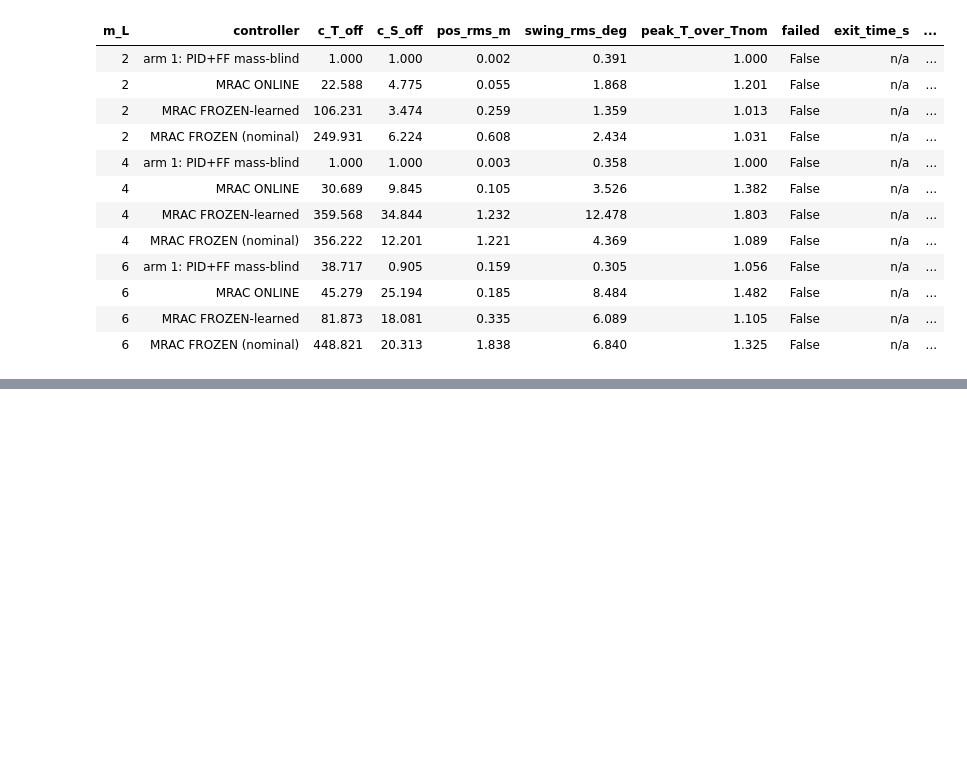
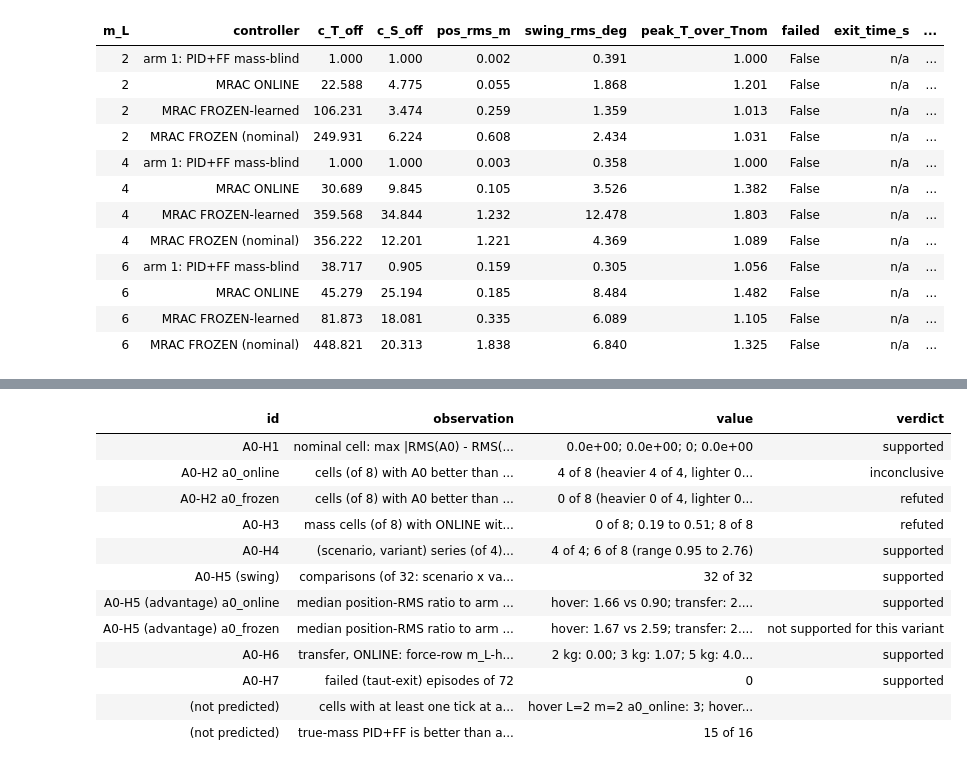
Before and after one commit to Mrjarkos/MRAC_Tutorial, a Jupyter notebook: 07_Arm3_MRAC_Design_and_Preliminary.ipynb, the cells around one changed output, grey strips where cells are left out. Drawn from its saved outputs; the diff is of its cells as text; code cells hidden in the pictures; blank space fills up the shorter version.

```diff
--- a/07_Arm3_MRAC_Design_and_Preliminary.ipynb
+++ b/07_Arm3_MRAC_Design_and_Preliminary.ipynb
@@ -490,0 +815,85 @@ Gate (section 5.2) and the arm-3 summary (section 5.4), repeated for the record.
+# %%
+D = A0
+def cell(scn, L_, m_, arm, col):
+    return float(D[(D.scenario == scn) & (D.L == L_) & (D.m_L == m_) & (D.arm == arm)][col].iloc[0])
+SCN = list(a0_grid.SCENARIOS); MASSES = [2.0, 3.0, 5.0, 6.0]; LENS = [1.0, 1.5, 2.5, 3.0]
+obs = []
+def add(tag, text, value, verdict):
+    obs.append(dict(id=tag, observation=text, value=value, verdict=verdict))
+
+# A0-H1 nominal identity
+dev = max(abs(cell(s, 2.0, 4.0, a, c) - cell(s, 2.0, 4.0, "softer", c)) for s in SCN for a in ("a0_online", "a0_frozen") for c in ("pos_rms_m", "swing_rms_deg"))
+tele_nom = D[(D.L == 2.0) & (D.m_L == 4.0) & D.arm.isin(("a0_online", "a0_frozen"))]
+add("A0-H1", "nominal cell: max |RMS(A0) - RMS(arm 2)| over both variants and scenarios; max est_dev; hit ticks; RMS(phi-phi_r)",
+    "%.1e; %.1e; %d; %.1e" % (dev, tele_nom.est_dev_max.max(), int(tele_nom.hit_ticks.max()), tele_nom.dphi_rms_deg.max()),
+    "supported" if dev < 1e-9 and tele_nom.est_dev_max.max() == 0.0 and tele_nom.hit_ticks.max() == 0 and tele_nom.dphi_rms_deg.max() == 0.0 else "refuted")
+
+# A0-H2 mass mismatch: A0 position RMS below arm 2's
+for arm in ("a0_online", "a0_frozen"):
+    better = [(s, m_) for s in SCN for m_ in MASSES if cell(s, 2.0, m_, arm, "c_T_off_vs_arm2") < 1.0]
+    heavy = sum(1 for (s, m_) in better if m_ > 4); light = sum(1 for (s, m_) in better if m_ < 4)
+    n = len(better)
+    add("A0-H2 " + arm, "cells (of 8) with A0 better than arm 2 in position RMS; of these heavier-than-nominal / lighter-than-nominal (4 + 4 cells)",
+        "%d of 8 (heavier %d of 4, lighter %d of 4)" % (n, heavy, light), "supported" if n >= 5 else ("refuted" if n <= 3 else "inconclusive"))
+
+# A0-H3 ONLINE vs FROZEN
+ratios = [cell(s, 2.0, m_, "a0_online", "pos_rms_m") / cell(s, 2.0, m_, "a0_frozen", "pos_rms_m") for s in SCN for m_ in MASSES]
+within = sum(abs(r_ - 1.0) < 0.10 for r_ in ratios)
+add("A0-H3", "mass cells (of 8) with ONLINE within 10 % of FROZEN in position RMS; ONLINE/FROZEN range; ONLINE better in",
+    "%d of 8; %.2f to %.2f; %d of 8" % (within, min(ratios), max(ratios), sum(r_ < 1 for r_ in ratios)),
+    "supported" if within / 8 >= 0.8 else "refuted")
+
+# A0-H4 swing deviation grows with |m_L - 4|; ONLINE vs FROZEN within 1.5
+mono_ok = []
+for s in SCN:
+    for arm in ("a0_online", "a0_frozen"):
+        v = [cell(s, 2.0, m_, arm, "dphi_rms_deg") for m_ in (2.0, 3.0, 4.0, 5.0, 6.0)]
+        mono_ok.append(v[0] > v[1] > v[2] and v[2] < v[3] < v[4])
+fac = [cell(s, 2.0, m_, "a0_online", "dphi_rms_deg") / cell(s, 2.0, m_, "a0_frozen", "dphi_rms_deg") for s in SCN for m_ in MASSES]
+within15 = sum(1 / 1.5 <= f_ <= 1.5 for f_ in fac)
+add("A0-H4", "(scenario, variant) series (of 4) with RMS(phi-phi_r) falling to 0 at 4 kg and rising again; mass cells (of 8) with ONLINE/FROZEN of that RMS within a factor 1.5",
+    "%d of 4; %d of 8 (range %.2f to %.2f)" % (sum(mono_ok), within15, min(fac), max(fac)), "supported" if all(mono_ok) and within15 >= 5 else "mixed or refuted")
+
+# A0-H5 length mismatch as negative control
+bigger = 0; total = 0
+for s in SCN:
+    for arm in ("a0_online", "a0_frozen"):
+        for L_ in LENS:
+            for m_ in (3.0, 5.0):
+                total += 1; bigger += cell(s, L_, 4.0, arm, "dphi_rms_deg") > cell(s, 2.0, m_, arm, "dphi_rms_deg")
+add("A0-H5 (swing)", "comparisons (of 32: scenario x variant x length x {3, 5} kg) with RMS(phi-phi_r) at L != 2 above the 3 or 5 kg value", "%d of %d" % (bigger, total), "supported" if bigger == total else "mixed or refuted")
+for arm in ("a0_online", "a0_frozen"):
+    holds = []
+    for s in SCN:
+        ml = np.median([cell(s, L_, 4.0, arm, "c_T_off_vs_arm2") for L_ in LENS]); mm = np.median([cell(s, 2.0, m_, arm, "c_T_off_vs_arm2") for m_ in MASSES])
+        holds.append((ml >= mm, ml, mm))
+    add("A0-H5 (advantage) " + arm, "median position-RMS ratio to arm 2 over the 4 length cells >= over the 4 mass cells, per scenario (hover, transfer)",
+        "; ".join("%s: %.2f vs %.2f" % (s, h[1], h[2]) for s, h in zip(SCN, holds)), "supported" if all(h[0] for h in holds) else "not supported for this variant")
+
+# A0-H6 direction of the ONLINE force-row estimate in the transfer scenario
+dirs = {m_: cell("transfer", 2.0, m_, "a0_online", "mLhat_p_end") for m_ in MASSES}
+ok6 = all((dirs[m_] > 4.0) == (m_ > 4.0) for m_ in MASSES)
+add("A0-H6", "transfer, ONLINE: force-row m_L-hat at the end of the run (kg)", "; ".join("%g kg: %.2f" % (m_, v_) for m_, v_ in dirs.items()), "supported" if ok6 else "refuted")
+
+# A0-H7 taut domain
+fails = D[D.failed]
+add("A0-H7", "failed (taut-exit) episodes of %d" % len(D), int(len(fails)), "supported" if len(fails) == 0 else "refuted")
+pinned = D[(D.hit_ticks > 0)][["scenario", "L", "m_L", "arm", "hit_ticks"]]
+add("(not predicted)", "cells with at least one tick at an estimate box bound (scenario, L, m_L, variant, ticks)", "; ".join("%s L=%g m=%g %s: %d" % tuple(r_) for r_ in pinned.itertuples(index=False)) or "none", "")
+add("(not predicted)", "true-mass PID+FF is better than all three compared controllers in position RMS (all three c_T_off above 1) in how many of the 16 non-nominal cells?",
+    "%d of 16" % sum(all(cell(s, L_, m_, a, "c_T_off") > 1 for a in a0_grid.COMPARED) for s in SCN for (L_, m_, f) in a0_grid.CONDITIONS if f != "nominal"), "")
+display(pd.DataFrame(obs).style.hide(axis="index").set_properties(**{"text-align": "left", "white-space": "pre-wrap"}))
+# %% [output]
+| id | observation | value | verdict |
+| A0-H1 | nominal cell: max |RMS(A0) - RMS(... | 0.0e+00; 0.0e+00; 0; 0.0e+00 | supported |
+| A0-H2 a0_online | cells (of 8) with A0 better than ... | 4 of 8 (heavier 4 of 4, lighter 0... | inconclusive |
+| A0-H2 a0_frozen | cells (of 8) with A0 better than ... | 0 of 8 (heavier 0 of 4, lighter 0... | refuted |
+| A0-H3 | mass cells (of 8) with ONLINE wit... | 0 of 8; 0.19 to 0.51; 8 of 8 | refuted |
+| A0-H4 | (scenario, variant) series (of 4)... | 4 of 4; 6 of 8 (range 0.95 to 2.76) | supported |
+| A0-H5 (swing) | comparisons (of 32: scenario x va... | 32 of 32 | supported |
+| A0-H5 (advantage) a0_online | median position-RMS ratio to arm ... | hover: 1.66 vs 0.90; transfer: 2.... | supported |
+| A0-H5 (advantage) a0_frozen | median position-RMS ratio to arm ... | hover: 1.67 vs 2.59; transfer: 2.... | not supported for this variant |
+| A0-H6 | transfer, ONLINE: force-row m_L-h... | 2 kg: 0.00; 3 kg: 1.07; 5 kg: 4.0... | supported |
+| A0-H7 | failed (taut-exit) episodes of 72 | 0 | supported |
+| (not predicted) | cells with at least one tick at a... | hover L=2 m=2 a0_online: 3; hover... |  |
+| (not predicted) | true-mass PID+FF is better than a... | 15 of 16 |  |
```
Also changed, not shown: parts of 23 cells of this notebook, 3 other files.
